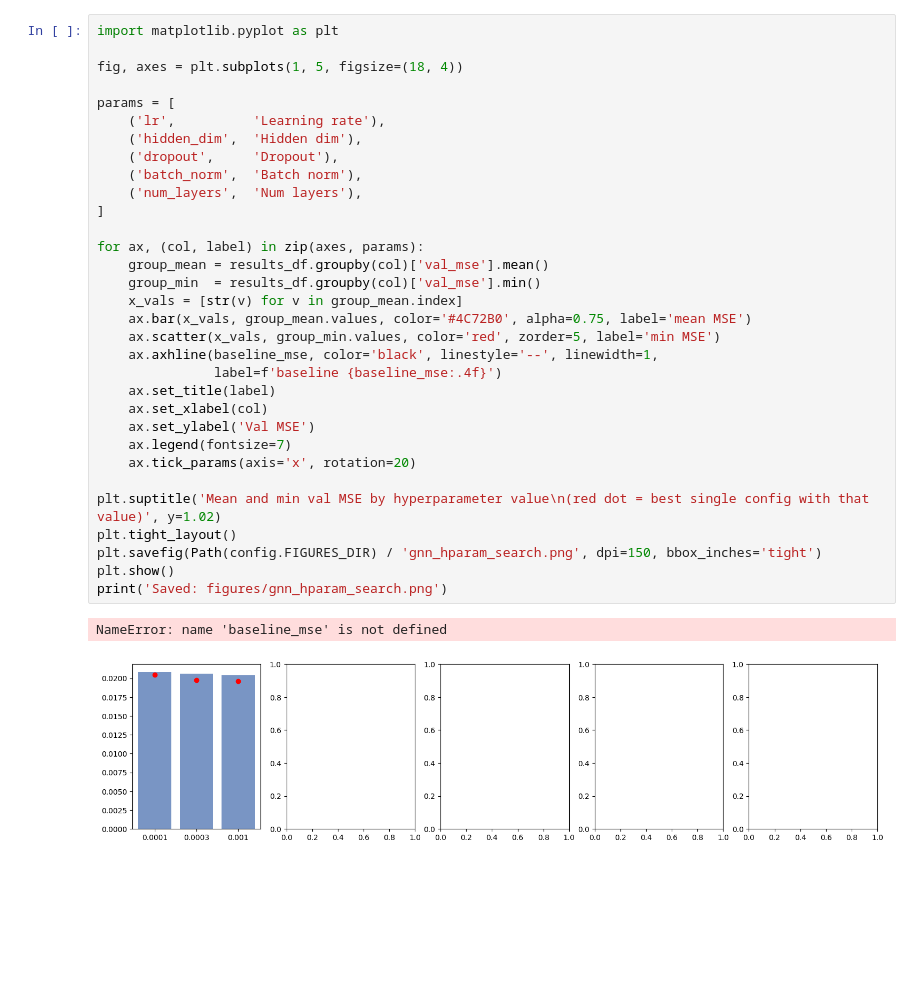
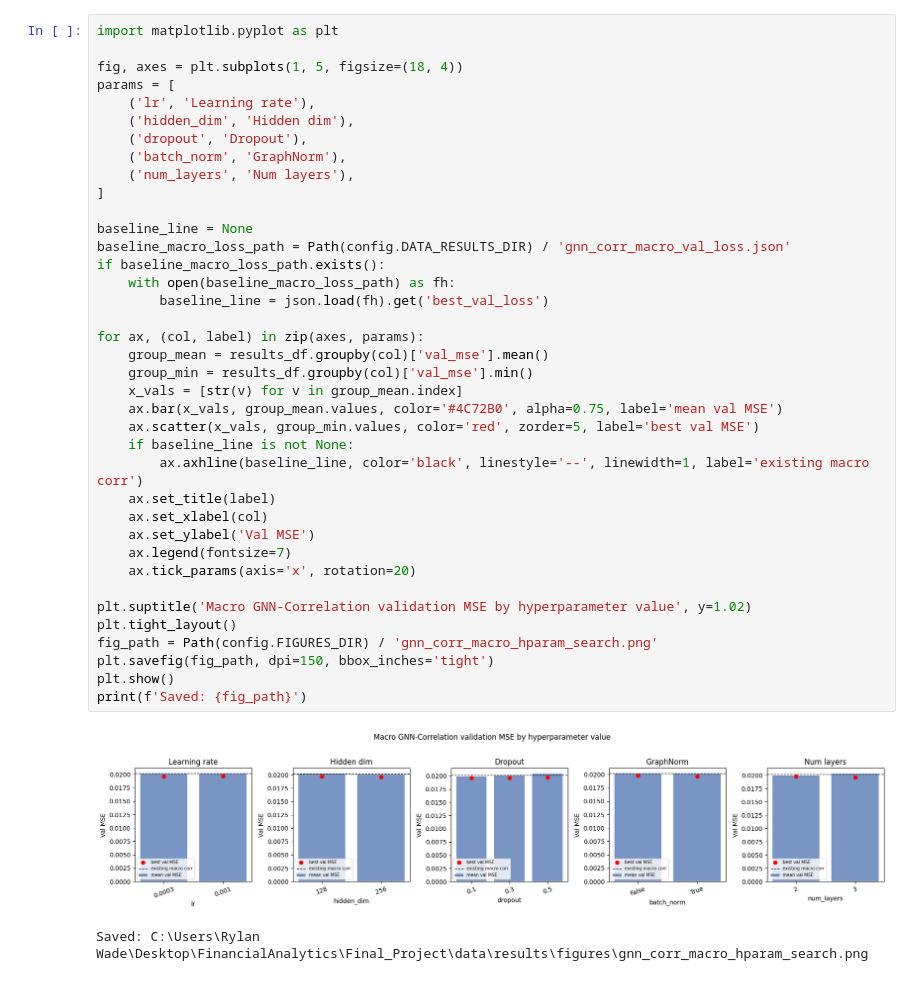
Before and after one commit to waderylan/sp500-gnn, a Jupyter notebook: notebooks/04b_gnn_hparam_search.ipynb, the cells around one changed output. Saved outputs shown, nothing was run; the diff lists cells and outputs as text; blank space fills up the shorter version.

```diff
--- a/notebooks/04b_gnn_hparam_search.ipynb
+++ b/notebooks/04b_gnn_hparam_search.ipynb
@@ -298,36 +461,42 @@ Registry path: ../data/results/experiment_registry.csv
 # %%
 import matplotlib.pyplot as plt
 
 fig, axes = plt.subplots(1, 5, figsize=(18, 4))
+params = [
+    ('lr', 'Learning rate'),
+    ('hidden_dim', 'Hidden dim'),
+    ('dropout', 'Dropout'),
+    ('batch_norm', 'GraphNorm'),
+    ('num_layers', 'Num layers'),
+]
 
-params = [
-    ('lr',          'Learning rate'),
-    ('hidden_dim',  'Hidden dim'),
-    ('dropout',     'Dropout'),
-    ('batch_norm',  'Batch norm'),
-    ('num_layers',  'Num layers'),
-]
+baseline_line = None
+baseline_macro_loss_path = Path(config.DATA_RESULTS_DIR) / 'gnn_corr_macro_val_loss.json'
+if baseline_macro_loss_path.exists():
+    with open(baseline_macro_loss_path) as fh:
+        baseline_line = json.load(fh).get('best_val_loss')
 
 for ax, (col, label) in zip(axes, params):
     group_mean = results_df.groupby(col)['val_mse'].mean()
-    group_min  = results_df.groupby(col)['val_mse'].min()
+    group_min = results_df.groupby(col)['val_mse'].min()
     x_vals = [str(v) for v in group_mean.index]
-    ax.bar(x_vals, group_mean.values, color='#4C72B0', alpha=0.75, label='mean MSE')
-    ax.scatter(x_vals, group_min.values, color='red', zorder=5, label='min MSE')
-    ax.axhline(baseline_mse, color='black', linestyle='--', linewidth=1,
-               label=f'baseline {baseline_mse:.4f}')
+    ax.bar(x_vals, group_mean.values, color='#4C72B0', alpha=0.75, label='mean val MSE')
+    ax.scatter(x_vals, group_min.values, color='red', zorder=5, label='best val MSE')
+    if baseline_line is not None:
+        ax.axhline(baseline_line, color='black', linestyle='--', linewidth=1, label='existing macro corr')
     ax.set_title(label)
     ax.set_xlabel(col)
     ax.set_ylabel('Val MSE')
     ax.legend(fontsize=7)
     ax.tick_params(axis='x', rotation=20)
 
-plt.suptitle('Mean and min val MSE by hyperparameter value\n(red dot = best single config with that value)', y=1.02)
+plt.suptitle('Macro GNN-Correlation validation MSE by hyperparameter value', y=1.02)
 plt.tight_layout()
-plt.savefig(Path(config.FIGURES_DIR) / 'gnn_hparam_search.png', dpi=150, bbox_inches='tight')
+fig_path = Path(config.FIGURES_DIR) / 'gnn_corr_macro_hparam_search.png'
+plt.savefig(fig_path, dpi=150, bbox_inches='tight')
 plt.show()
-print('Saved: figures/gnn_hparam_search.png')
+print(f'Saved: {fig_path}')
 # %% [output]
+[figure, new version]
-NameError: name 'baseline_mse' is not defined
+Saved: C:\Users\Rylan Wade\Desktop\FinancialAnalytics\Final_Project\data\results\figures\gnn_corr_macro_hparam_search.png
-[figure, old version]
 # %%
```
Also changed, not shown: parts of 18 cells of this notebook, 7 other files.
